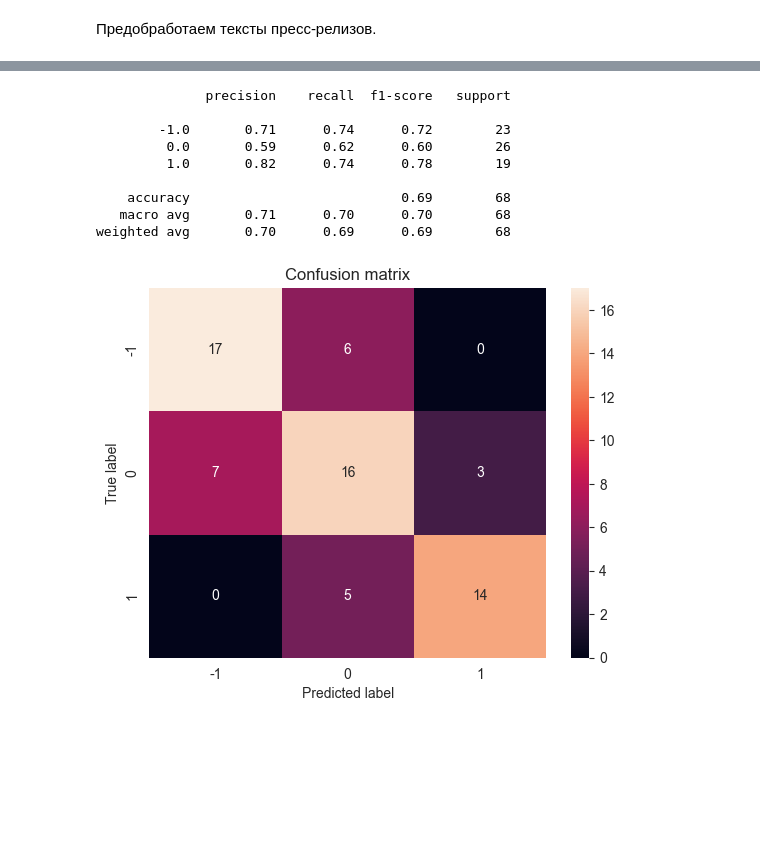
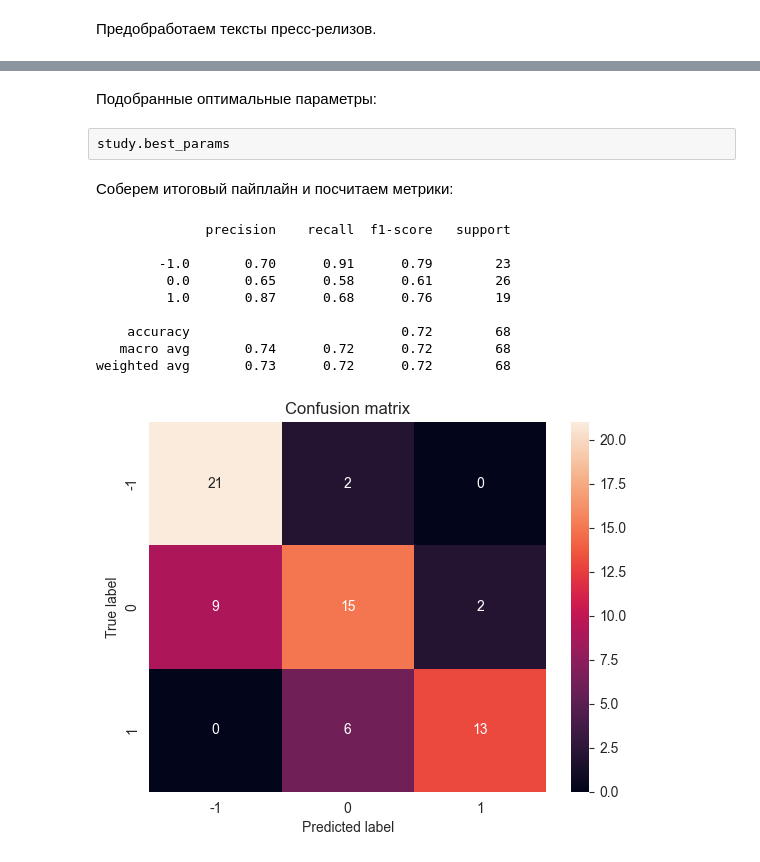
Before and after one commit to ai24-team-15/cbr-press-release-classifier, a Jupyter notebook: ml/non_linear_models/k_neighbors.ipynb, the cells around one changed output, grey strips where cells are left out. Cells and saved outputs as stored; diff of their text form; code cells hidden in the pictures; blank space fills up the shorter version.

```diff
--- a/ml/non_linear_models/k_neighbors.ipynb
+++ b/ml/non_linear_models/k_neighbors.ipynb
@@ -100,19 +76,0 @@ ROC-AUC = 0.816075514874142
-# %%
-metrics, model = calc_metrics(
-    tf_idf,
-    y,
-    KNeighborsClassifier,
-    name="K-neighbors tf_idf",
-    **best_model.get_params()
-)
-# %% [output]
-              precision    recall  f1-score   support
-
-        -1.0       0.71      0.74      0.72        23
-         0.0       0.59      0.62      0.60        26
-         1.0       0.82      0.74      0.78        19
-
-    accuracy                           0.69        68
-   macro avg       0.71      0.70      0.70        68
-weighted avg       0.70      0.69      0.69        68
-[figure, removed]
@@ -119,3 +126,50 @@ weighted avg       0.70      0.69      0.69        68
+# %% [markdown]
+Подобранные оптимальные параметры:
+# %% [raw]
+study.best_params
+# %% [markdown]
+Соберем итоговый пайплайн и посчитаем метрики:
+# %%
+vectorizer = TfidfVectorizer(preprocessor=preprocessor,
+                             min_df=study.best_params["min_df"],
+                             max_df=study.best_params["max_df"])
+
+tf_idf = vectorizer.fit_transform(X.release).toarray()
+
+estimator = LogisticRegression(
+    penalty="l1", solver="liblinear", C=study.best_params["C"], max_iter=1000, random_state=RANDOM_STATE
+)
+
+selector = SelectFromModel(estimator, max_features=study.best_params["max_features"])
+
+
+
+classifier = KNeighborsClassifier(study.best_params['n_neighbors'],
+                                  weights=study.best_params['weights'],
+                                  p=study.best_params['p'],
+                                  algorithm='brute')
+
+pipeline = Pipeline([
+    ("selector", selector),
+    ("model", classifier),
+])
+
+metrics, model = calc_metrics(
+    tf_idf, y,
+    pipeline,
+    name="K-neighbors tf_idf"
+)
+# %% [output]
+              precision    recall  f1-score   support
+
+        -1.0       0.70      0.91      0.79        23
+         0.0       0.65      0.58      0.61        26
+         1.0       0.87      0.68      0.76        19
+
+    accuracy                           0.72        68
+   macro avg       0.74      0.72      0.72        68
+weighted avg       0.73      0.72      0.72        68
+[figure, added]
 # %%
 metrics
 # %% [output]
```
Also changed, not shown: parts of 23 cells of this notebook, 1 other file.
